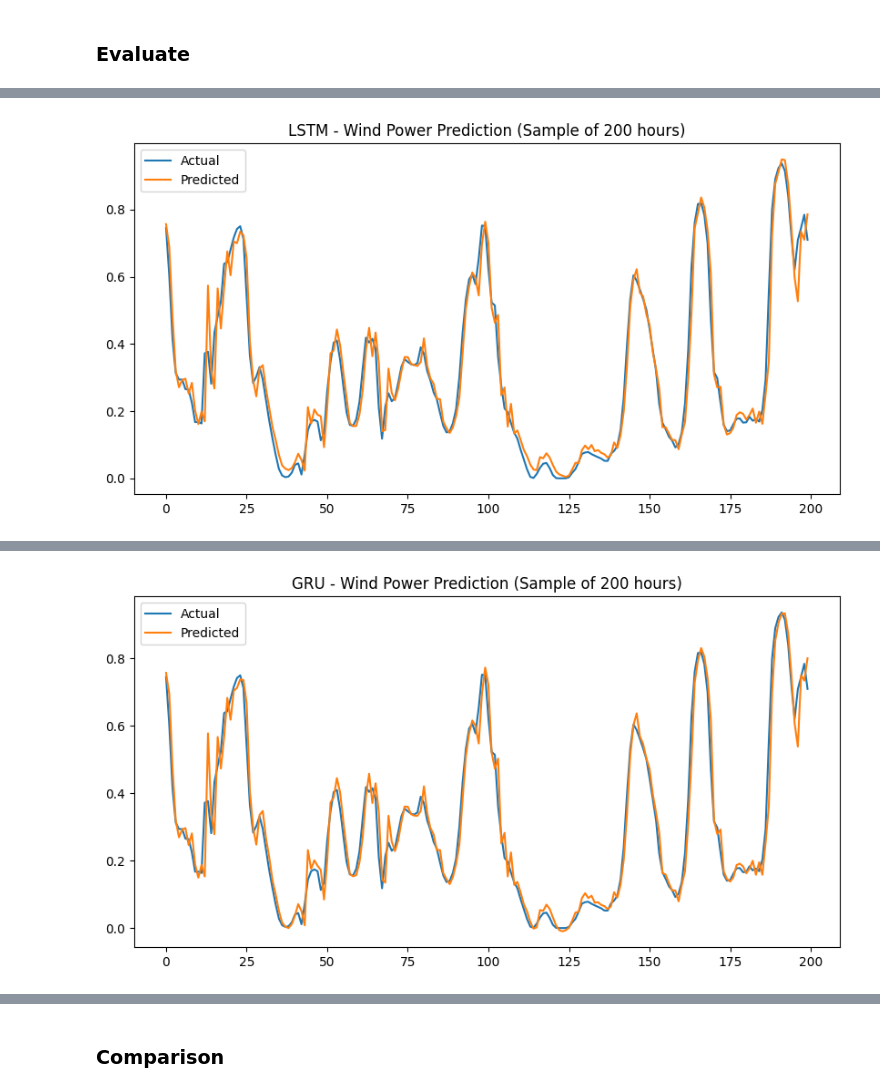
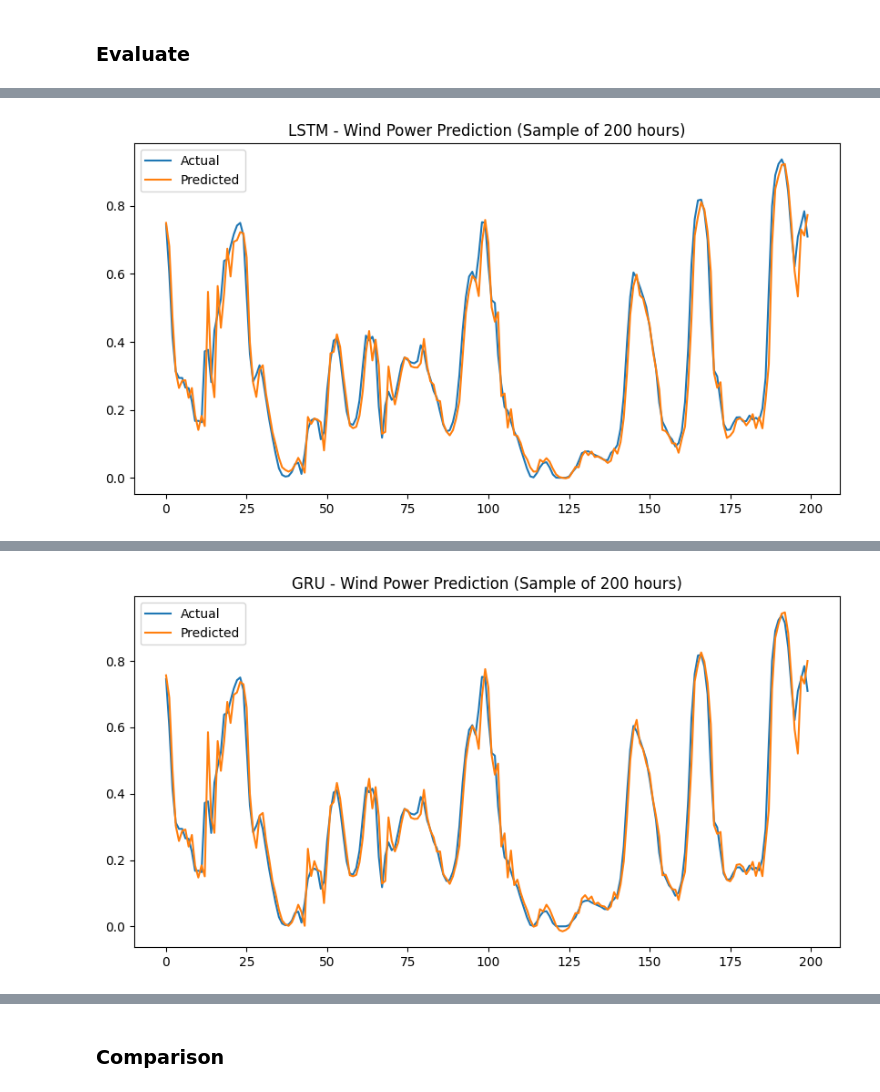
Before and after one commit to Zuhair0000/FYP-Research, a Jupyter notebook: FYP_research.ipynb, the cells around one changed output, grey strips where cells are left out. Drawn from its saved outputs; the diff is of its cells as text; code cells hidden in the pictures.

```diff
--- a/FYP_research.ipynb
+++ b/FYP_research.ipynb
@@ -518,9 +509,9 @@ LTSM for Solar:  <Sequential name=sequential_10, built=True>
 # %%
 # --- Solar GRU ---
-gru_solar = build_gru((X_train_solar.shape[1], X_train_solar.shape[2]))
+gru_solar = build_gru((X_train_solar_dl.shape[1], X_train_solar_dl.shape[2]))
 history_gru_solar = gru_solar.fit(
-    X_train_solar, y_train_solar,
-    validation_data=(X_val_solar, y_val_solar),
+    X_train_solar_dl, y_train_solar_dl,
+    validation_data=(X_val_solar_dl, y_val_solar_dl),
     epochs=50, batch_size=32,
     callbacks=[early_stop], verbose=1
 )
@@ -546,10 +537,10 @@ Epoch 50/50
 ## **Training for Wind**
 # %%
 # --- Wind LSTM ---
-lstm_wind = build_lstm((X_train_wind.shape[1], X_train_wind.shape[2]))
+lstm_wind = build_lstm((X_train_wind_dl.shape[1], X_train_wind_dl.shape[2]))
 history_lstm_wind = lstm_wind.fit(
-    X_train_wind, y_train_wind,
-    validation_data=(X_val_wind, y_val_wind),
+    X_train_wind_dl, y_train_wind_dl,
+    validation_data=(X_val_wind_dl, y_val_wind_dl),
     epochs=50, batch_size=32,
     callbacks=[early_stop], verbose=1
 )
@@ -574,9 +565,9 @@ Epoch 50/50
 # %%
 # --- Wind GRU ---
-gru_wind = build_gru((X_train_wind.shape[1], X_train_wind.shape[2]))
+gru_wind = build_gru((X_train_wind_dl.shape[1], X_train_wind_dl.shape[2]))
 history_gru_wind = gru_wind.fit(
-    X_train_wind, y_train_wind,
-    validation_data=(X_val_wind, y_val_wind),
+    X_train_wind_dl, y_train_wind_dl,
+    validation_data=(X_val_wind_dl, y_val_wind_dl),
     epochs=50, batch_size=32,
     callbacks=[early_stop], verbose=1
 )
@@ -624,6 +615,6 @@ def evaluate_dl(model, X_test, y_test, name="DL Model", target="Solar"):
 results_dl = []
 # %%
 # Solar
-results_dl.append(evaluate_dl(lstm_solar, X_test_solar, y_test_solar, "LSTM", "Solar"))
-results_dl.append(evaluate_dl(gru_solar,  X_test_solar, y_test_solar, "GRU", "Solar"))
+results_dl.append(evaluate_dl(lstm_solar, X_test_solar_dl, y_test_solar_dl, "LSTM", "Solar"))
+results_dl.append(evaluate_dl(gru_solar,  X_test_solar_dl, y_test_solar_dl, "GRU", "Solar"))
 # %% [output]
@@ -640,5 +631,5 @@ RMSE: 0.09, MAE: 0.06, R²: 0.797
 # %%
 # Wind
-results_dl.append(evaluate_dl(lstm_wind, X_test_wind, y_test_wind, "LSTM", "Wind"))
-results_dl.append(evaluate_dl(gru_wind,  X_test_wind, y_test_wind, "GRU", "Wind"))
+results_dl.append(evaluate_dl(lstm_wind, X_test_wind_dl, y_test_wind_dl, "LSTM", "Wind"))
+results_dl.append(evaluate_dl(gru_wind,  X_test_wind_dl, y_test_wind_dl, "GRU", "Wind"))
 # %% [output]
@@ -649 +640 @@ RMSE: 0.04, MAE: 0.03, R²: 0.971
-[figure, old version]
+[figure, new version]
@@ -654,4 +645,4 @@ RMSE: 0.04, MAE: 0.02, R²: 0.971
-[figure, old version]
+[figure, new version]
 # %%
 # Convert to DataFrame
 results_dl_df = pd.DataFrame(results_dl)
```
Also changed, not shown: parts of 22 cells of this notebook.
